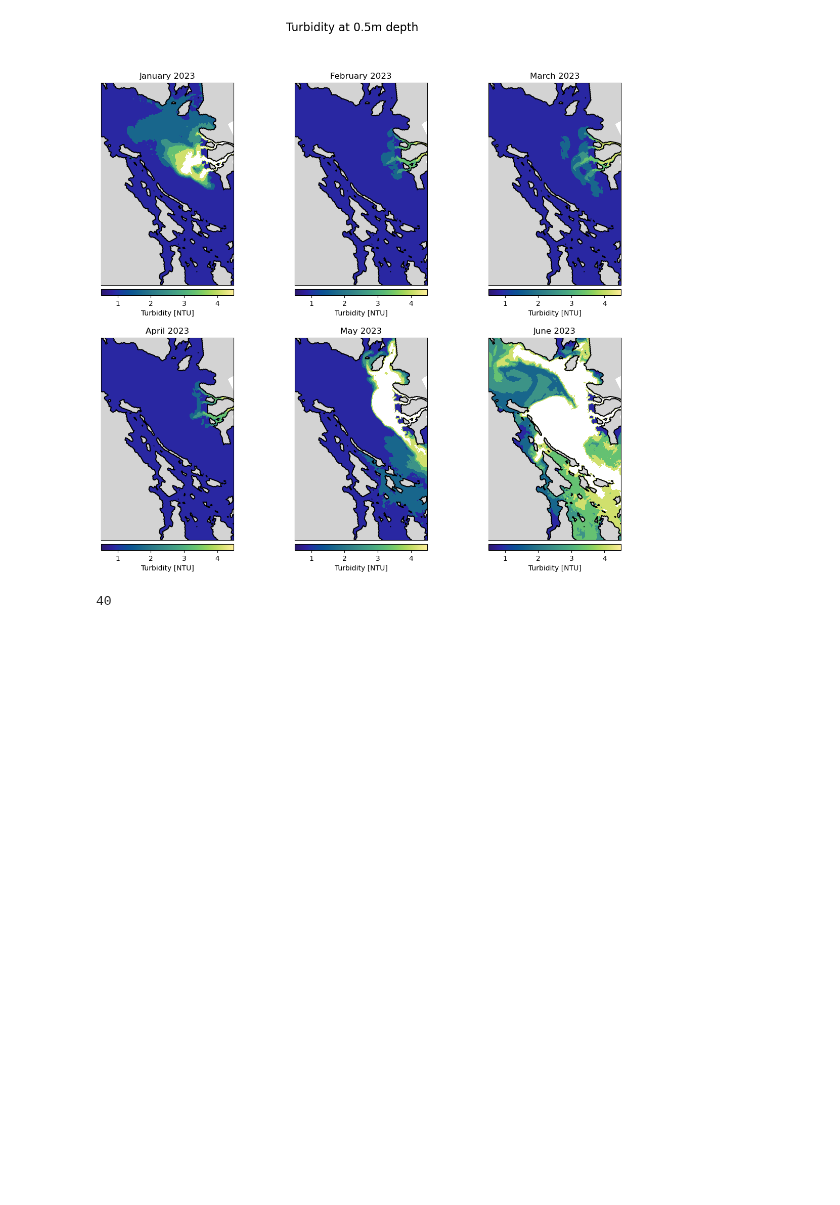
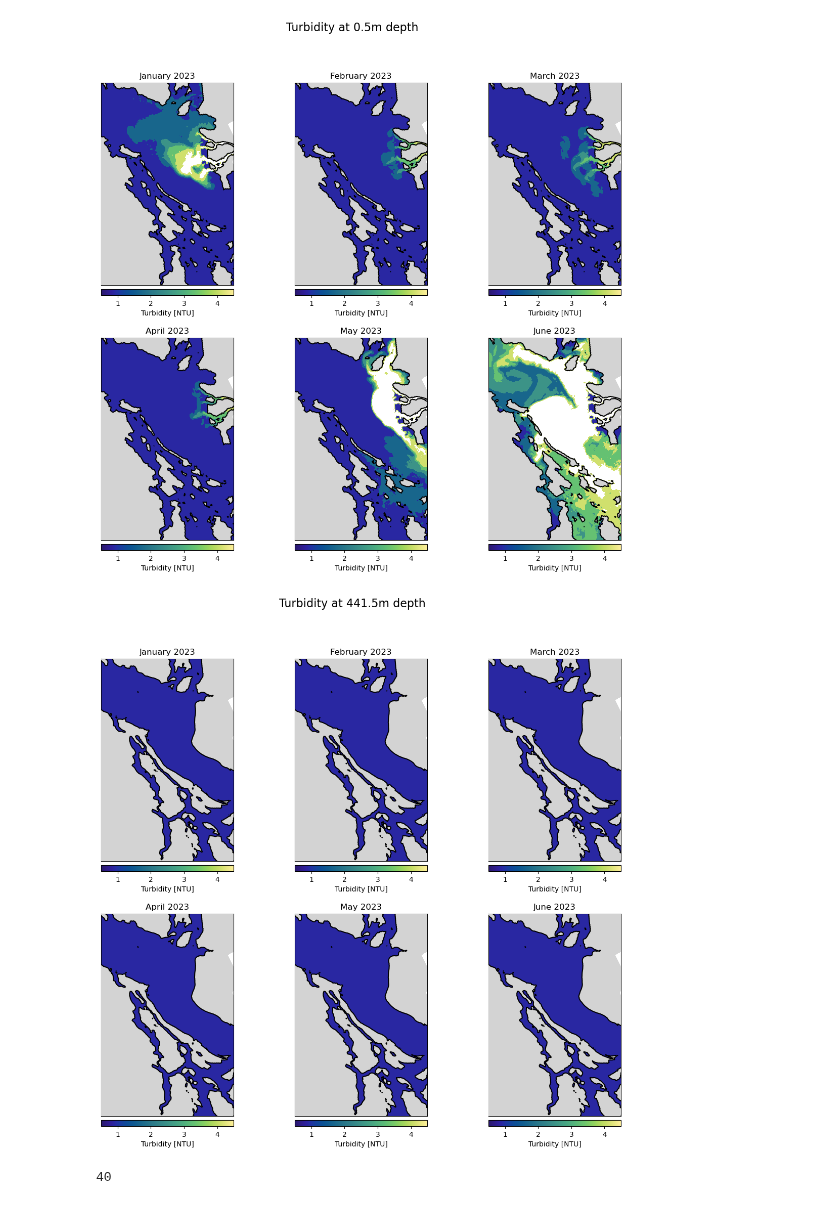
Before and after one commit to SalishSeaCast/analysis-vicente, a Jupyter notebook: notebooks/turbidity/maps_v2.ipynb, the cells around one changed output. Cells and saved outputs as stored; diff of their text form; code cells hidden in the pictures; blank space fills up the shorter version.

Commit message:
Code for depth turbidity variation animation

```diff
--- a/notebooks/turbidity/maps_v2.ipynb
+++ b/notebooks/turbidity/maps_v2.ipynb
@@ -151,83 +151,84 @@ plt.show()
 [figure]
 # %%
 # Define the meta data for the movie
+fig=plt.figure(figsize=(14,12))
 FFMpegWriter = animation.writers['ffmpeg']
 metadata = dict(title='Turbidity_Depth_JAN_JUN', artist='Vicente',
                 comment='Depth variation for each month between January 2023 and June 2023')
 writer = FFMpegWriter(fps=2, metadata=metadata)
 
-
-# Update the frames for the movie
 with writer.saving(fig, "Turbidity_Depth_Animation.mp4", 100):
-    for i in range(len(depth)):
-        fig=plt.figure(figsize=(14,12))
+    for p0 in range(len(depth)):
+        fig.clear()
         plt.subplot(2,3,1)
-        turbidity_jan=map.contourf(x,y,turb_jan[0,i,:,:],range(0,6,1),cmap=cm.haline)
+        turbidity_jan=map.contourf(x,y,turb_jan[0,p0,:,:],range(0,6,1),cmap=cm.haline)
         norm= pc.Normalize(vmin=turbidity_jan.cvalues.min(), vmax=turbidity_jan.cvalues.max())# Continuous colorbar
         sm = plt.cm.ScalarMappable(norm=norm, cmap = turbidity_jan.cmap)
         sm.set_array([])
-        map.contourf(x, y, grid['Bathymetry'], [-0.01, i], colors='lightgray', zorder=3)
-        map.contour( x, y, grid['Bathymetry'], [i], colors='Black', zorder=4)
+        map.contourf(x, y, grid['Bathymetry'], [-0.01, p0], colors='lightgray', zorder=3)
+        map.contour( x, y, grid['Bathymetry'], [p0], colors='Black', zorder=4)
         cb = map.colorbar(sm,'bottom', ticks=turbidity_jan.levels, size="3%", pad="2%")
         plt.title('January 2023',fontsize=12)
         cb.set_label('Turbidity [NTU]',fontsize=10)
         #
         plt.subplot(2,3,2)
-        turbidity_feb=map.contourf(x,y,turb_feb[0,i,:,:],range(0,6,1),cmap=cm.haline)
+        turbidity_feb=map.contourf(x,y,turb_feb[0,p0,:,:],range(0,6,1),cmap=cm.haline)
         norm= pc.Normalize(vmin=turbidity_feb.cvalues.min(), vmax=turbidity_feb.cvalues.max())# Continuous colorbar
         sm = plt.cm.ScalarMappable(norm=norm, cmap = turbidity_feb.cmap)
         sm.set_array([])
-        map.contourf(x, y, grid['Bathymetry'], [-0.01, i], colors='lightgray', zorder=3)
-        map.contour( x, y, grid['Bathymetry'], [i], colors='Black', zorder=4)
+        map.contourf(x, y, grid['Bathymetry'], [-0.01, p0], colors='lightgray', zorder=3)
+        map.contour( x, y, grid['Bathymetry'], [p0], colors='Black', zorder=4)
         cb = map.colorbar(sm,'bottom', ticks=turbidity_feb.levels, size="3%", pad="2%")
         plt.title('February 2023',fontsize=12)
         cb.set_label('Turbidity [NTU]',fontsize=10)
         #
         plt.subplot(2,3,3)
-        turbidity_mar=map.contourf(x,y,turb_mar[0,i,:,:],range(0,6,1),cmap=cm.haline)
+        turbidity_mar=map.contourf(x,y,turb_mar[0,p0,:,:],range(0,6,1),cmap=cm.haline)
         norm= pc.Normalize(vmin=turbidity_mar.cvalues.min(), vmax=turbidity_mar.cvalues.max())# Continuous colorbar
         sm = plt.cm.ScalarMappable(norm=norm, cmap = turbidity_mar.cmap)
         sm.set_array([])
-        map.contourf(x, y, grid['Bathymetry'], [-0.01, i], colors='lightgray', zorder=3)
-        map.contour( x, y, grid['Bathymetry'], [i], colors='Black', zorder=4)
+        map.contourf(x, y, grid['Bathymetry'], [-0.01, p0], colors='lightgray', zorder=3)
+        map.contour( x, y, grid['Bathymetry'], [p0], colors='Black', zorder=4)
         cb = map.colorbar(sm,'bottom', ticks=turbidity_mar.levels, size="3%", pad="2%")
         plt.title('March 2023',fontsize=12)
         cb.set_label('Turbidity [NTU]',fontsize=10)
         #
         plt.subplot(2,3,4)
-        turbidity_apr=map.contourf(x,y,turb_apr[0,i,:,:],range(0,6,1),cmap=cm.haline)
+        turbidity_apr=map.contourf(x,y,turb_apr[0,p0,:,:],range(0,6,1),cmap=cm.haline)
         norm= pc.Normalize(vmin=turbidity_apr.cvalues.min(), vmax=turbidity_apr.cvalues.max())# Continuous colorbar
         sm = plt.cm.ScalarMappable(norm=norm, cmap = turbidity_apr.cmap)
         sm.set_array([])
-        map.contourf(x, y, grid['Bathymetry'], [-0.01, i], colors='lightgray', zorder=3)
-        map.contour( x, y, grid['Bathymetry'], [i], colors='Black', zorder=4)
+        map.contourf(x, y, grid['Bathymetry'], [-0.01, p0], colors='lightgray', zorder=3)
+        map.contour( x, y, grid['Bathymetry'], [p0], colors='Black', zorder=4)
         cb = map.colorbar(sm,'bottom', ticks=turbidity_apr.levels, size="3%", pad="2%")
         plt.title('April 2023',fontsize=12)
         cb.set_label('Turbidity [NTU]',fontsize=10)
         #
         plt.subplot(2,3,5)
-        turbidity_may=map.contourf(x,y,turb_may[0,i,:,:],range(0,6,1),cmap=cm.haline)
+        turbidity_may=map.contourf(x,y,turb_may[0,p0,:,:],range(0,6,1),cmap=cm.haline)
         norm= pc.Normalize(vmin=turbidity_may.cvalues.min(), vmax=turbidity_may.cvalues.max())# Continuous colorbar
         sm = plt.cm.ScalarMappable(norm=norm, cmap = turbidity_may.cmap)
         sm.set_array([])
-        map.contourf(x, y, grid['Bathymetry'], [-0.01, i], colors='lightgray', zorder=3)
-        map.contour( x, y, grid['Bathymetry'], [i], colors='Black', zorder=4)
+        map.contourf(x, y, grid['Bathymetry'], [-0.01, p0], colors='lightgray', zorder=3)
+        map.contour( x, y, grid['Bathymetry'], [p0], colors='Black', zorder=4)
         cb = map.colorbar(sm,'bottom', ticks=turbidity_may.levels, size="3%", pad="2%")
         plt.title('May 2023',fontsize=12)
         cb.set_label('Turbidity [NTU]',fontsize=10)
         #
         plt.subplot(2,3,6)
-        turbidity_jun=map.contourf(x,y,turb_jun[0,i,:,:],range(0,6,1),cmap=cm.haline)
+        turbidity_jun=map.contourf(x,y,turb_jun[0,p0,:,:],range(0,6,1),cmap=cm.haline)
         norm= pc.Normalize(vmin=turbidity_jun.cvalues.min(), vmax=turbidity_jun.cvalues.max())# Continuous colorbar
         sm = plt.cm.ScalarMappable(norm=norm, cmap = turbidity_jun.cmap)
         sm.set_array([])
-        map.contourf(x, y, grid['Bathymetry'], [-0.01, i], colors='lightgray', zorder=3)
-        map.contour( x, y, grid['Bathymetry'], [i], colors='Black', zorder=4)
+        map.contourf(x, y, grid['Bathymetry'], [-0.01, p0], colors='lightgray', zorder=3)
+        map.contour( x, y, grid['Bathymetry'], [p0], colors='Black', zorder=4)
         cb = map.colorbar(sm,'bottom', ticks=turbidity_jun.levels, size="3%", pad="2%")
         plt.title('June 2023',fontsize=12)
         cb.set_label('Turbidity [NTU]',fontsize=10)
-        plt.suptitle(f'Turbidity at '+ str(round(depth[i],1)) + f'm depth',fontsize=16)
+        plt.suptitle(f'Turbidity at '+ str(round(depth[p0],1)) + f'm depth',fontsize=16)
         writer.grab_frame()
+# %% [output]
+[figure, added]
 # %%
 # %% [output]
 40
```
